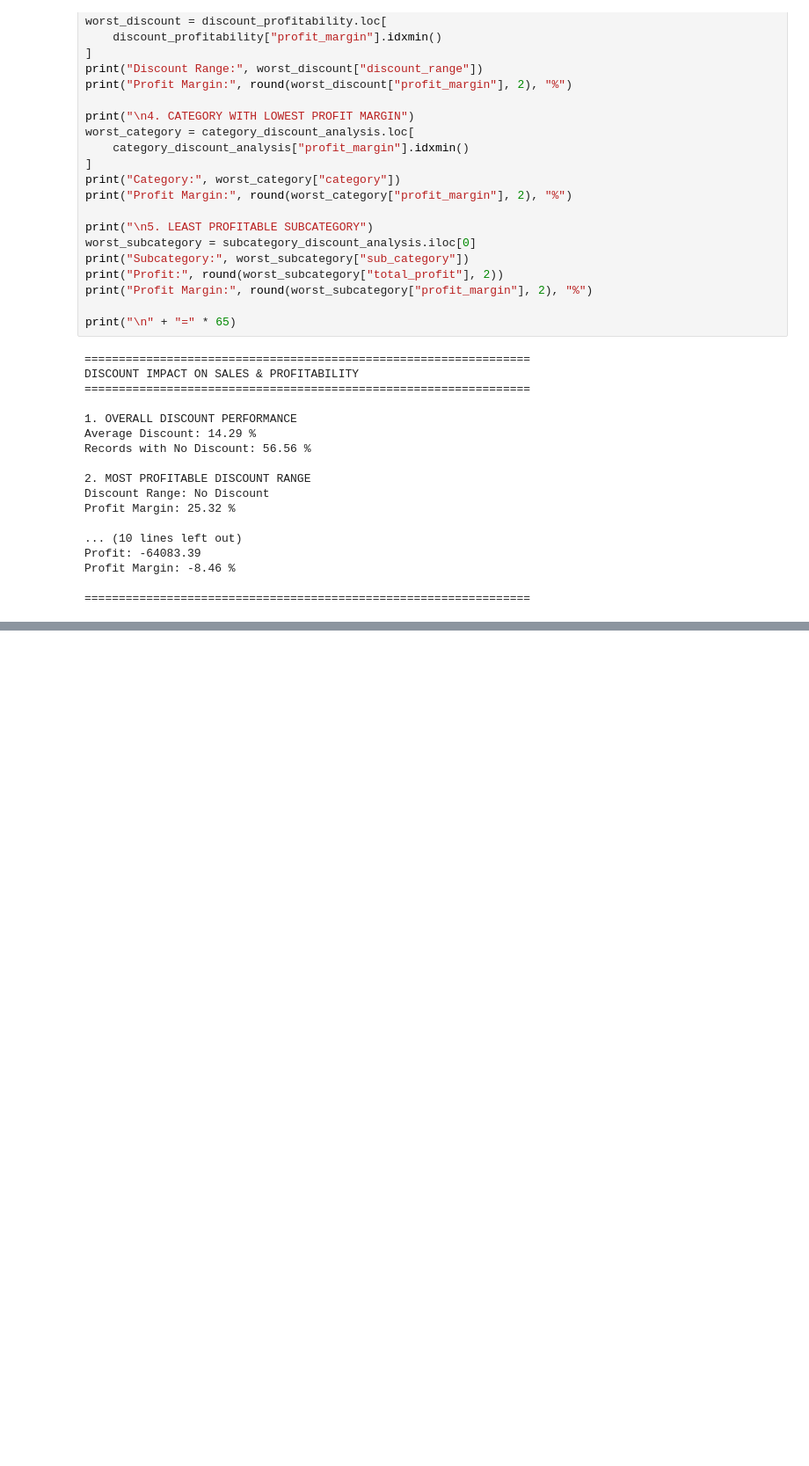
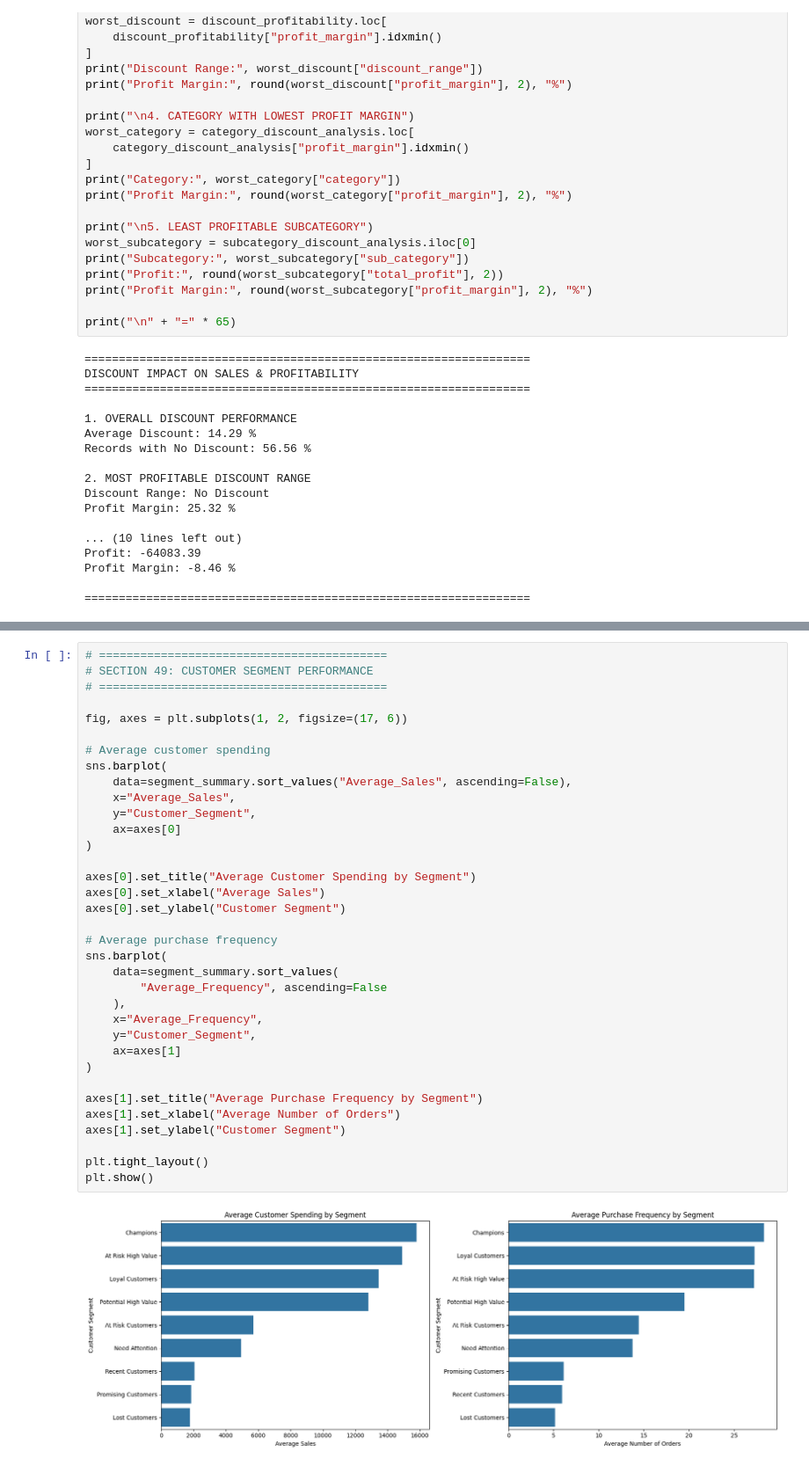
Before and after one commit to code-with-ansh/sales-business-analytics, a Jupyter notebook: notebooks/eda_time_based_analysis.ipynb, the cells around one changed output, grey strips where cells are left out. Shown at 88% size. Drawn from its saved outputs; the diff is of its cells as text; blank space fills up the shorter version.

```diff
--- a/notebooks/eda_time_based_analysis.ipynb
+++ b/notebooks/eda_time_based_analysis.ipynb
@@ -1654,0 +2115,37 @@ Profit Margin: -8.46 %
+# %%
+# ==========================================
+# SECTION 49: CUSTOMER SEGMENT PERFORMANCE
+# ==========================================
+
+fig, axes = plt.subplots(1, 2, figsize=(17, 6))
+
+# Average customer spending
+sns.barplot(
+    data=segment_summary.sort_values("Average_Sales", ascending=False),
+    x="Average_Sales",
+    y="Customer_Segment",
+    ax=axes[0]
+)
+
+axes[0].set_title("Average Customer Spending by Segment")
+axes[0].set_xlabel("Average Sales")
+axes[0].set_ylabel("Customer Segment")
+
+# Average purchase frequency
+sns.barplot(
+    data=segment_summary.sort_values(
+        "Average_Frequency", ascending=False
+    ),
+    x="Average_Frequency",
+    y="Customer_Segment",
+    ax=axes[1]
+)
+
+axes[1].set_title("Average Purchase Frequency by Segment")
+axes[1].set_xlabel("Average Number of Orders")
+axes[1].set_ylabel("Customer Segment")
+
+plt.tight_layout()
+plt.show()
+# %% [output]
+[figure, added]
```
Also changed, not shown: parts of 12 cells of this notebook.
